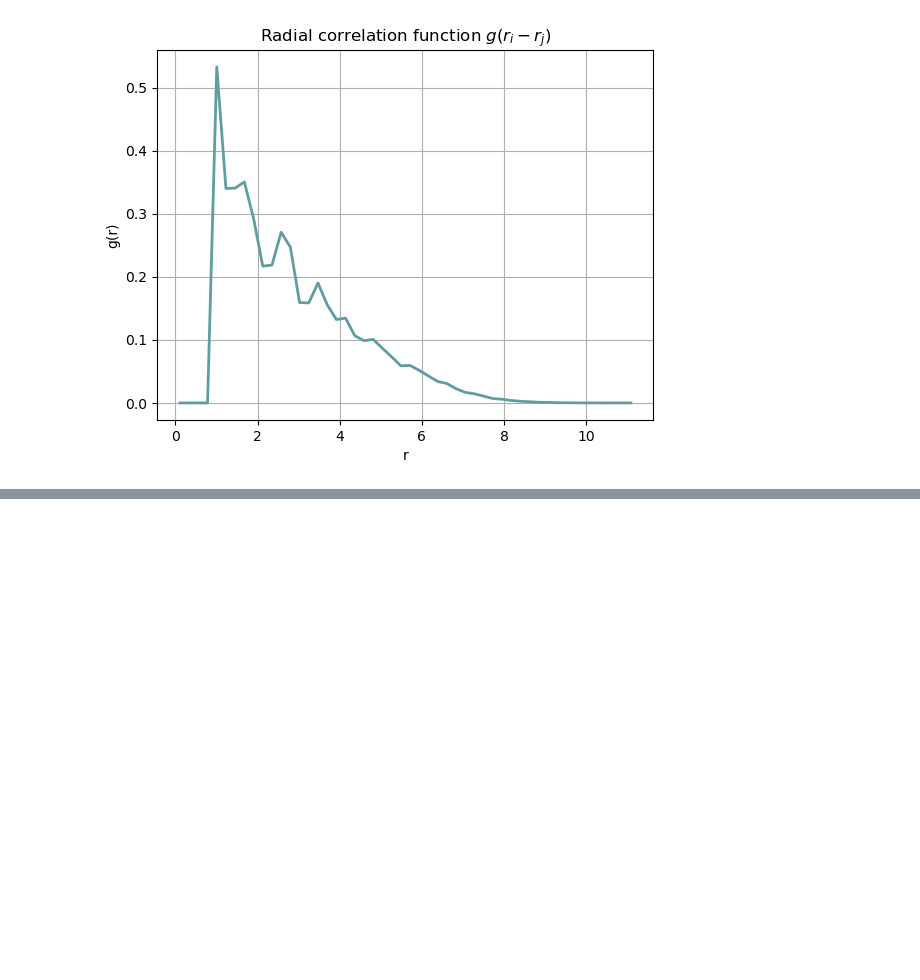
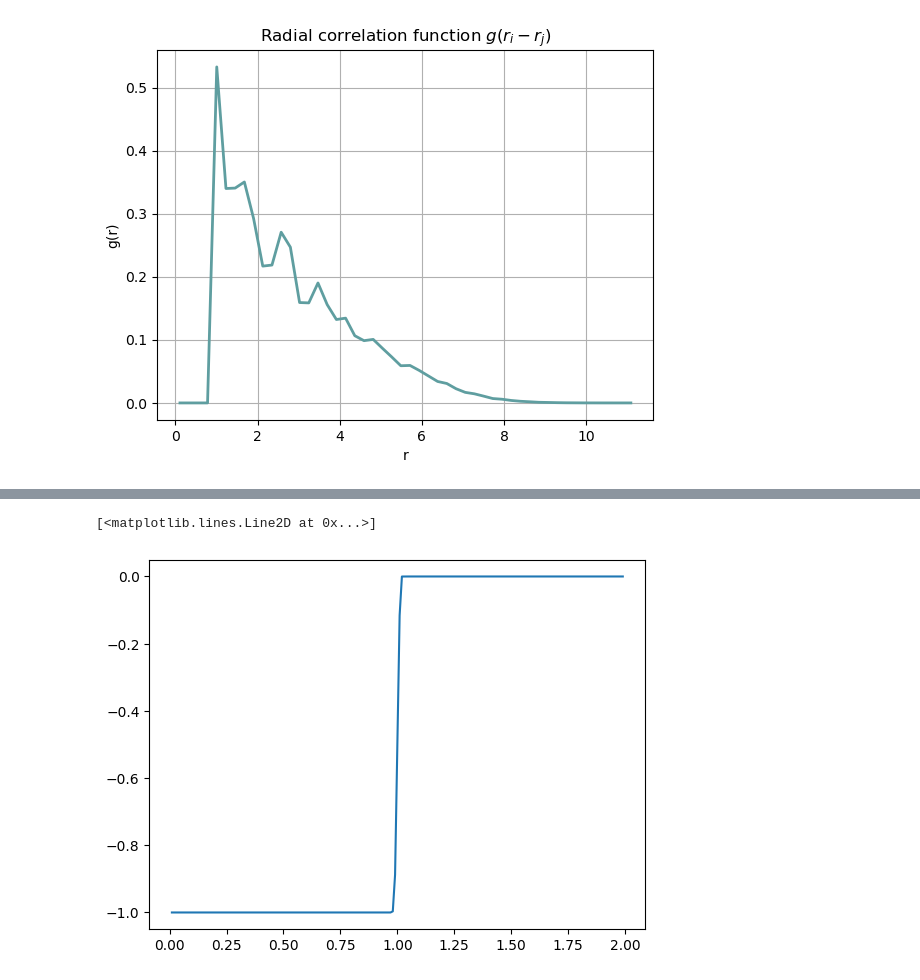
Before and after one commit to Alanxyz/statisticalphysicsrocks, a Jupyter notebook: MC.ipynb, the cells around one changed output, grey strips where cells are left out. Drawn from its saved outputs; the diff is of its cells as text; code cells hidden in the pictures; blank space fills up the shorter version.

```diff
--- a/MC.ipynb
+++ b/MC.ipynb
@@ -251,0 +324,15 @@ r, gr = estimador_gr(conf) #Estimador, devuelve distancias por bin y la función
+# %%
+def u(r):
+    dl = 50
+    dT = 1.4737
+    if r > dl / (dl - 1):
+        return 0
+    return ((dl * ( dl / (dl - 1))**(dl - 1))  / dT) * ((1 / r)**dl - (1 / r)**(dl - 1)) + 1 / dT
+# %%
+f = lambda r: np.exp(-u(r)) -1
+# %%
+r = np.arange(0.01, 2, 0.01)
+plt.plot(r, [f(x) for x in r])
+# %% [output]
+[<matplotlib.lines.Line2D at 0x...>]
+[figure, added]
```
Also changed, not shown: parts of 6 cells of this notebook.
